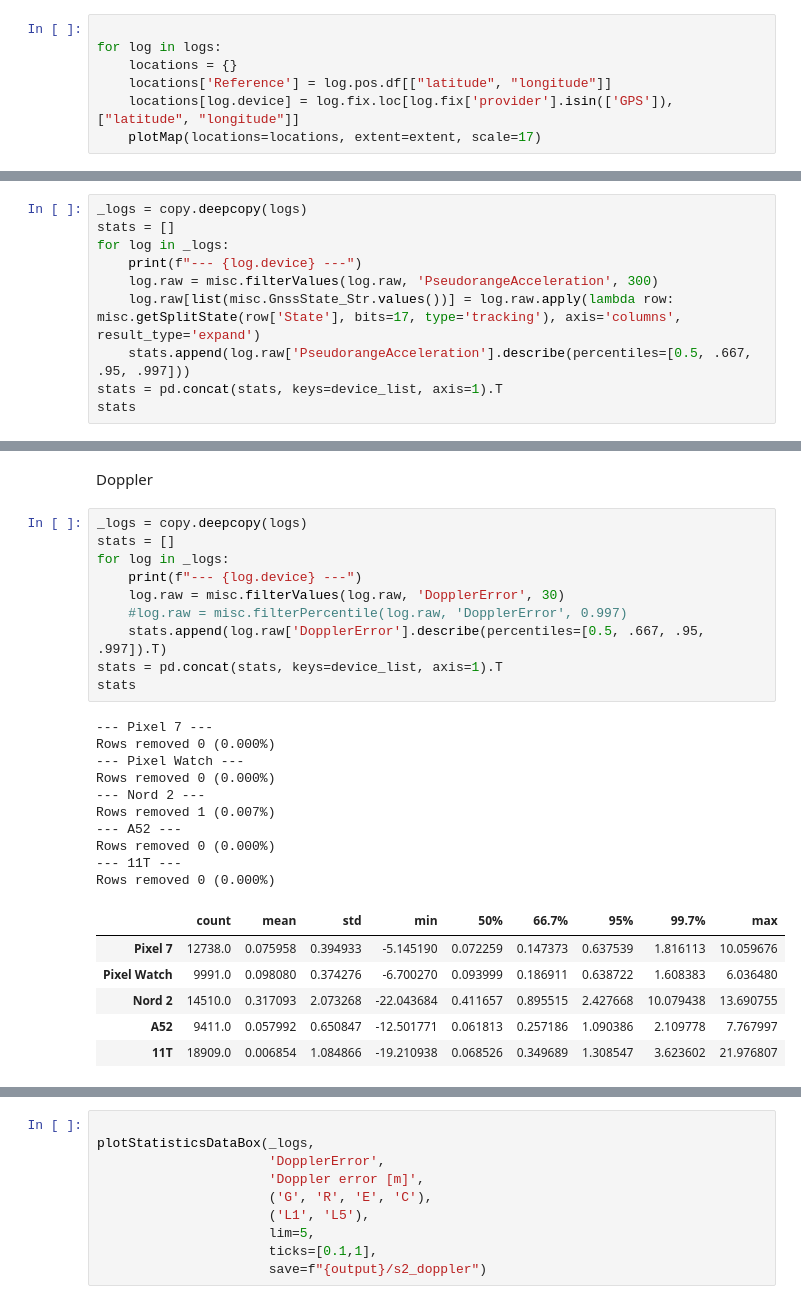
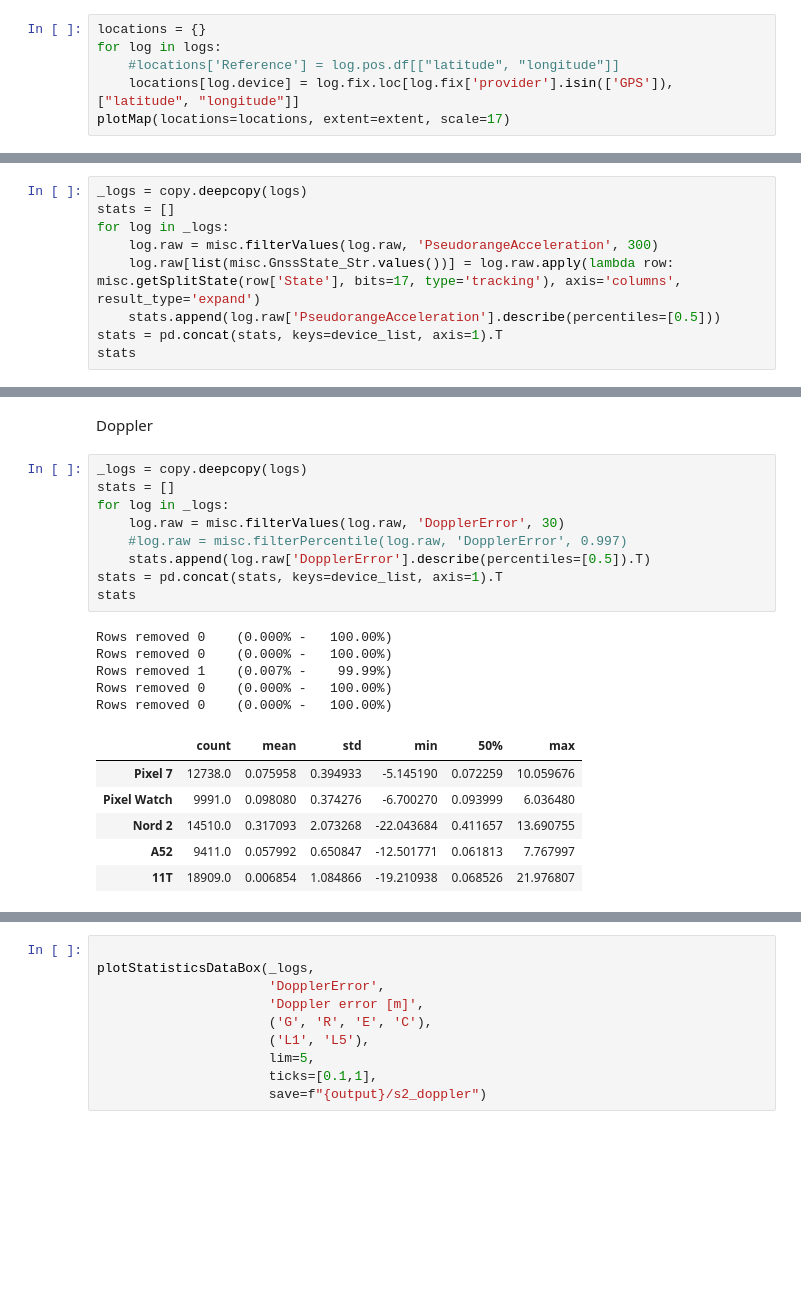
Before and after one commit to agrenier-gnss/MimirAnalyzer, a Jupyter notebook: jupyter/S2_campus.ipynb, the cells around one changed output, grey strips where cells are left out. Saved outputs shown, nothing was run; the diff lists cells and outputs as text; blank space fills up the shorter version.

```diff
--- a/jupyter/S2_campus.ipynb
+++ b/jupyter/S2_campus.ipynb
@@ -200,8 +203,7 @@ extent = [center[1] - 0.001, center[1] + 0.006, center[0] - 0.0005, center[0] +
 # %%
-
+locations = {}
 for log in logs:
-    locations = {}
-    locations['Reference'] = log.pos.df[["latitude", "longitude"]]
+    #locations['Reference'] = log.pos.df[["latitude", "longitude"]]
     locations[log.device] = log.fix.loc[log.fix['provider'].isin(['GPS']), ["latitude", "longitude"]]
-    plotMap(locations=locations, extent=extent, scale=17)
+plotMap(locations=locations, extent=extent, scale=17)
 # %% [output]
@@ -278,10 +276,9 @@ Pseudoranges
 _logs = copy.deepcopy(logs)
 stats = []
 for log in _logs:
-    print(f"--- {log.device} ---")
     log.raw = misc.filterValues(log.raw, 'PseudorangeAcceleration', 300)
     log.raw[list(misc.GnssState_Str.values())] = log.raw.apply(lambda row: misc.getSplitState(row['State'], bits=17, type='tracking'), axis='columns', result_type='expand')
-    stats.append(log.raw['PseudorangeAcceleration'].describe(percentiles=[0.5, .667, .95, .997]))
+    stats.append(log.raw['PseudorangeAcceleration'].describe(percentiles=[0.5]))
 stats = pd.concat(stats, keys=device_list, axis=1).T
 stats
 # %% [output]
@@ -407,30 +399,24 @@ Doppler
 # %%
 _logs = copy.deepcopy(logs)
 stats = []
 for log in _logs:
-    print(f"--- {log.device} ---")
     log.raw = misc.filterValues(log.raw, 'DopplerError', 30)
     #log.raw = misc.filterPercentile(log.raw, 'DopplerError', 0.997)
-    stats.append(log.raw['DopplerError'].describe(percentiles=[0.5, .667, .95, .997]).T)
+    stats.append(log.raw['DopplerError'].describe(percentiles=[0.5]).T)
 stats = pd.concat(stats, keys=device_list, axis=1).T
 stats
 # %% [output]
---- Pixel 7 ---
-Rows removed 0 (0.000%)
---- Pixel Watch ---
-Rows removed 0 (0.000%)
---- Nord 2 ---
-Rows removed 1 (0.007%)
---- A52 ---
-Rows removed 0 (0.000%)
---- 11T ---
-Rows removed 0 (0.000%)
+Rows removed 0    (0.000% -   100.00%)
+Rows removed 0    (0.000% -   100.00%)
+Rows removed 1    (0.007% -    99.99%)
+Rows removed 0    (0.000% -   100.00%)
+Rows removed 0    (0.000% -   100.00%)
-|  | count | mean | std | min | 50% | 66.7% | 95% | 99.7% | max |
-| Pixel 7 | 12738.0 | 0.075958 | 0.394933 | -5.145190 | 0.072259 | 0.147373 | 0.637539 | 1.816113 | 10.059676 |
-| Pixel Watch | 9991.0 | 0.098080 | 0.374276 | -6.700270 | 0.093999 | 0.186911 | 0.638722 | 1.608383 | 6.036480 |
-| Nord 2 | 14510.0 | 0.317093 | 2.073268 | -22.043684 | 0.411657 | 0.895515 | 2.427668 | 10.079438 | 13.690755 |
-| A52 | 9411.0 | 0.057992 | 0.650847 | -12.501771 | 0.061813 | 0.257186 | 1.090386 | 2.109778 | 7.767997 |
-| 11T | 18909.0 | 0.006854 | 1.084866 | -19.210938 | 0.068526 | 0.349689 | 1.308547 | 3.623602 | 21.976807 |
+|  | count | mean | std | min | 50% | max |
+| Pixel 7 | 12738.0 | 0.075958 | 0.394933 | -5.145190 | 0.072259 | 10.059676 |
+| Pixel Watch | 9991.0 | 0.098080 | 0.374276 | -6.700270 | 0.093999 | 6.036480 |
+| Nord 2 | 14510.0 | 0.317093 | 2.073268 | -22.043684 | 0.411657 | 13.690755 |
+| A52 | 9411.0 | 0.057992 | 0.650847 | -12.501771 | 0.061813 | 7.767997 |
+| 11T | 18909.0 | 0.006854 | 1.084866 | -19.210938 | 0.068526 | 21.976807 |
 # %%
 print(stats.to_latex(index=False, formatters={"name": str.upper}, float_format="{:.3f}".format))
 # %% [output]
```
Also changed, not shown: parts of 17 cells of this notebook, 4 other files.
